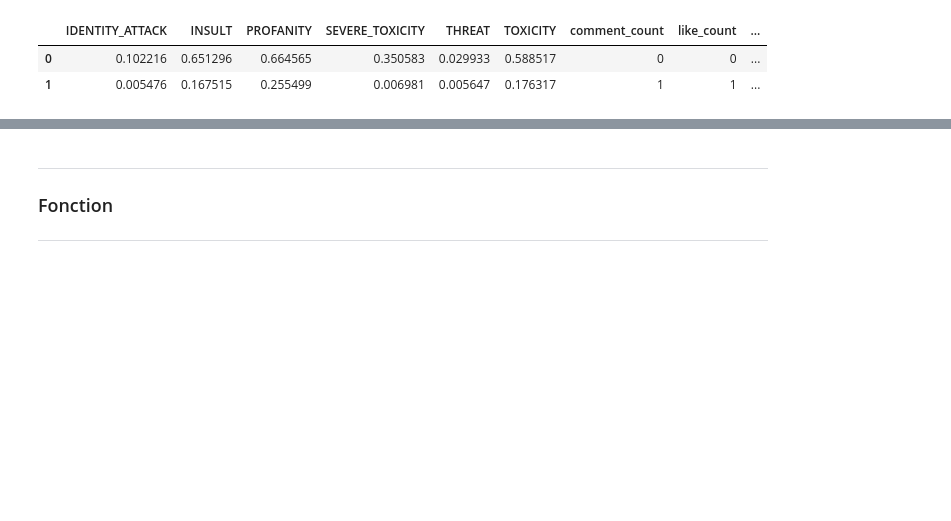
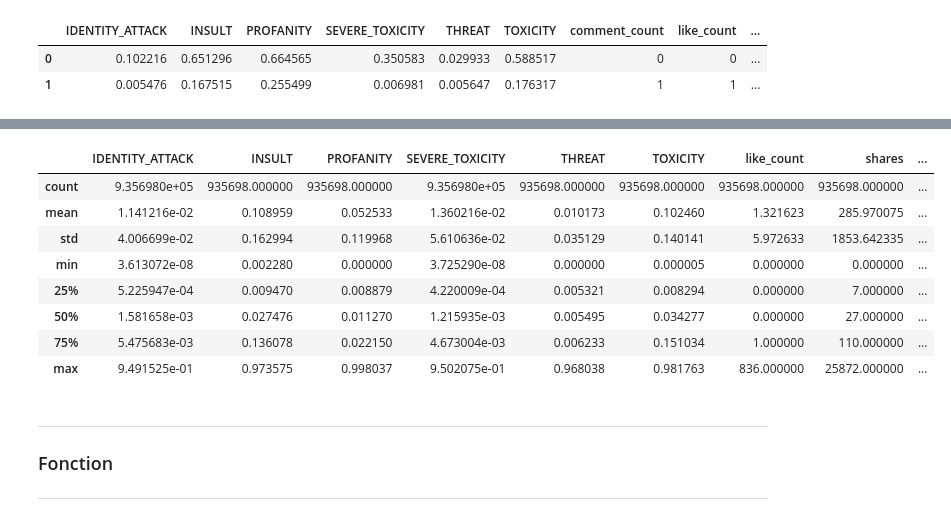
Before and after one commit to caseguin/GLO-7027, a Jupyter notebook: charles_workspace/charles_model.ipynb, the cells around one changed output, grey strips where cells are left out. Saved outputs shown, nothing was run; the diff lists cells and outputs as text; code cells hidden in the pictures; blank space fills up the shorter version.

```diff
--- a/charles_workspace/charles_model.ipynb
+++ b/charles_workspace/charles_model.ipynb
@@ -94,5 +101,17 @@ df_model.head(2)
 # %%
 # df_model = df_model.head(20000).copy()
+# %%
+df_model.describe()
+# %% [output]
+|  | IDENTITY_ATTACK | INSULT | PROFANITY | SEVERE_TOXICITY | THREAT | TOXICITY | like_count | shares | ... |
+| count | 9.356980e+05 | 935698.000000 | 935698.000000 | 9.356980e+05 | 935698.000000 | 935698.000000 | 935698.000000 | 935698.000000 | ... |
+| mean | 1.141216e-02 | 0.108959 | 0.052533 | 1.360216e-02 | 0.010173 | 0.102460 | 1.321623 | 285.970075 | ... |
+| std | 4.006699e-02 | 0.162994 | 0.119968 | 5.610636e-02 | 0.035129 | 0.140141 | 5.972633 | 1853.642335 | ... |
+| min | 3.613072e-08 | 0.002280 | 0.000000 | 3.725290e-08 | 0.000000 | 0.000005 | 0.000000 | 0.000000 | ... |
+| 25% | 5.225947e-04 | 0.009470 | 0.008879 | 4.220009e-04 | 0.005321 | 0.008294 | 0.000000 | 7.000000 | ... |
+| 50% | 1.581658e-03 | 0.027476 | 0.011270 | 1.215935e-03 | 0.005495 | 0.034277 | 0.000000 | 27.000000 | ... |
+| 75% | 5.475683e-03 | 0.136078 | 0.022150 | 4.673004e-03 | 0.006233 | 0.151034 | 1.000000 | 110.000000 | ... |
+| max | 9.491525e-01 | 0.973575 | 0.998037 | 9.502075e-01 | 0.968038 | 0.981763 | 836.000000 | 25872.000000 | ... |
 # %% [markdown]
 ***
 ### Fonction
```
Also changed, not shown: parts of 10 cells of this notebook, 1 other file.
